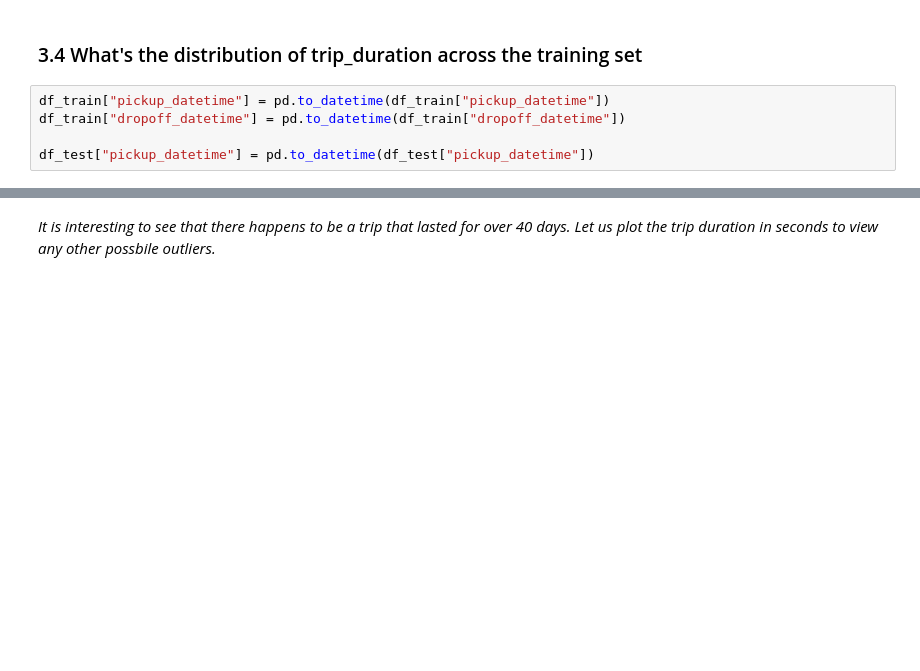
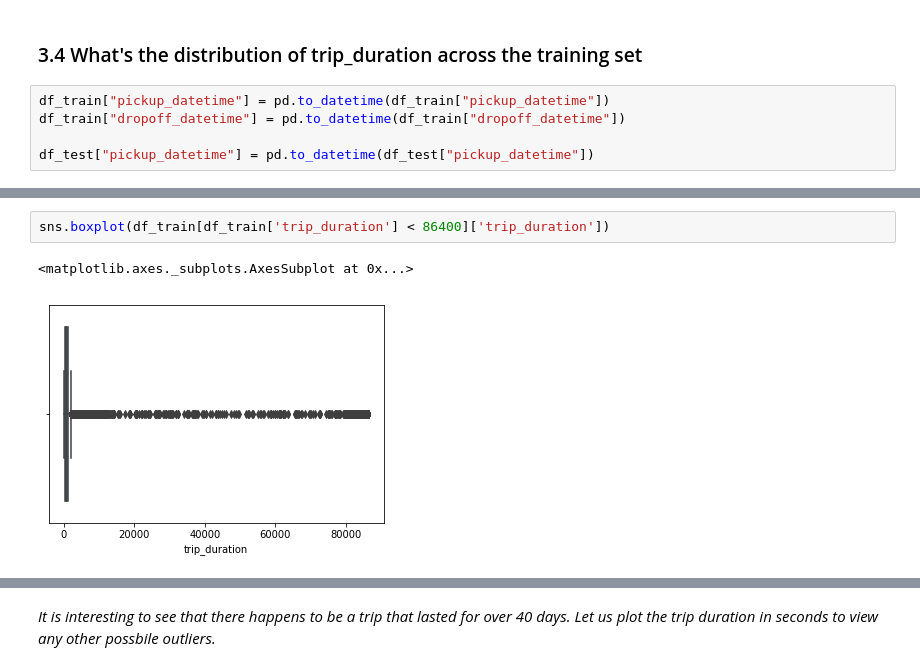
Before and after one commit to ReDI-School/python-data-science, a Jupyter notebook: week2/nyc-taxi-trips.ipynb, the cells around one changed output, grey strips where cells are left out. Saved outputs shown, nothing was run; the diff lists cells and outputs as text; blank space fills up the shorter version.

```diff
--- a/week2/nyc-taxi-trips.ipynb
+++ b/week2/nyc-taxi-trips.ipynb
@@ -146,3 +271,8 @@ df_train["trip_duration"].describe(percentiles=[])
+# %%
+sns.boxplot(df_train[df_train['trip_duration'] < 86400]['trip_duration'])
+# %% [output]
+<matplotlib.axes._subplots.AxesSubplot at 0x...>
+[figure, added]
 # %%
 # trip duration in datetime representation
 (df_train["dropoff_datetime"] - df_train["pickup_datetime"]).describe(percentiles=[])
```
Also changed, not shown: parts of 49 cells of this notebook.
